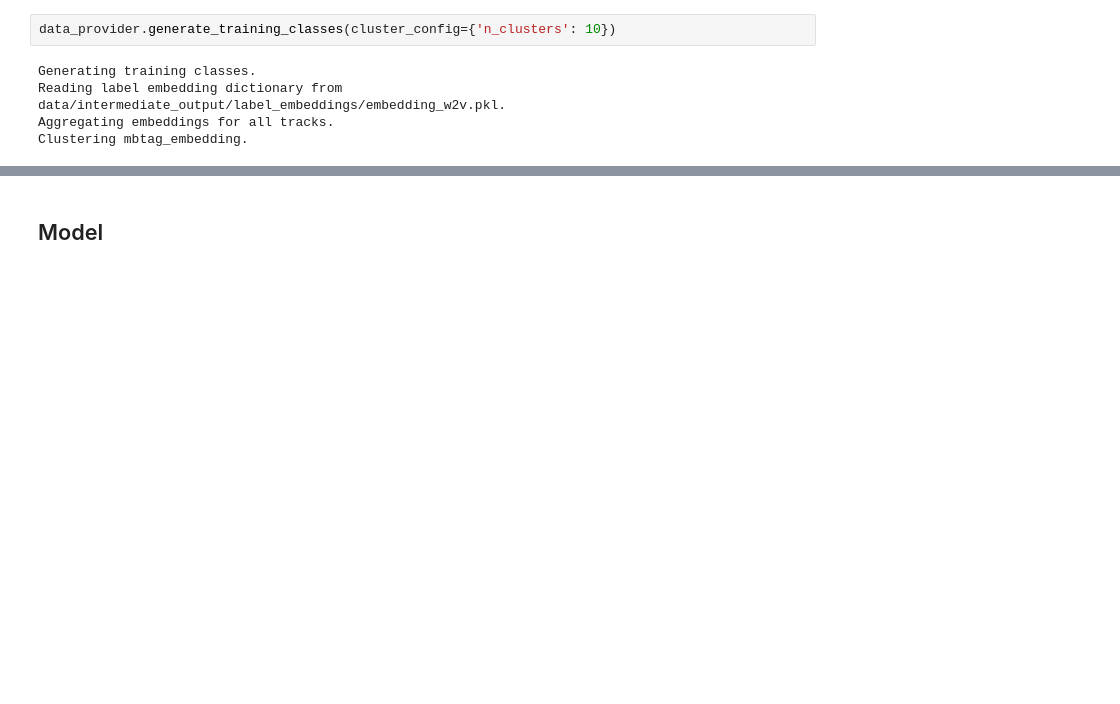
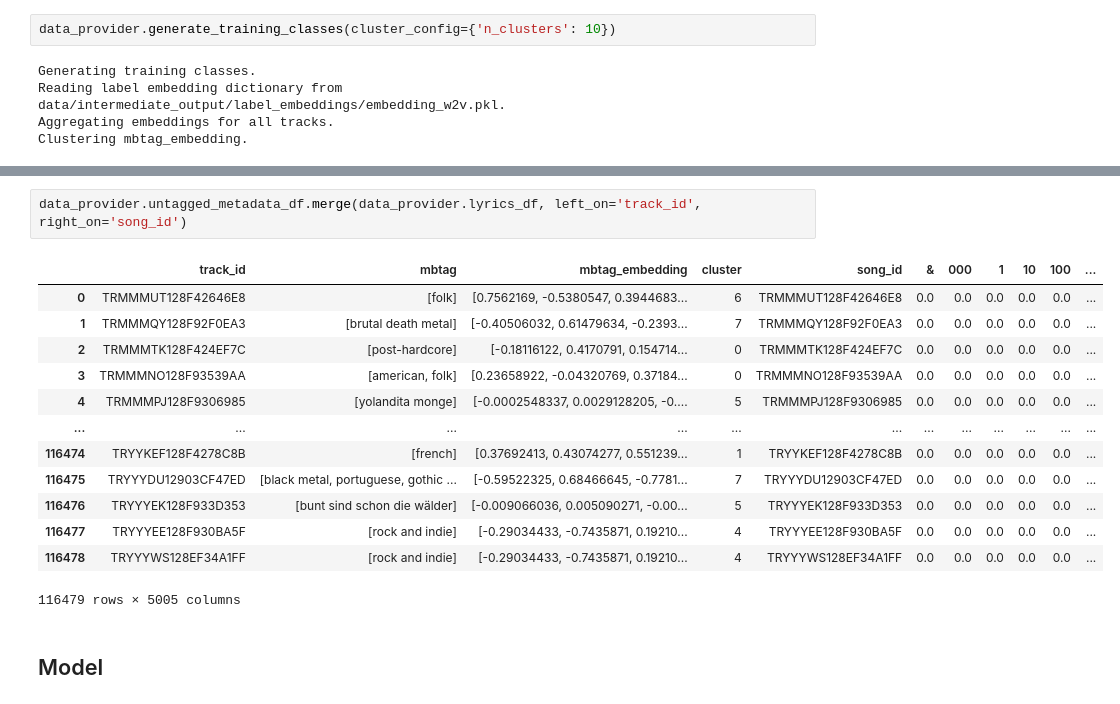
Before and after one commit to dsoman24/multimodal-music-recommender, a Jupyter notebook: full_pipeline.ipynb, the cells around one changed output, grey strips where cells are left out. Drawn from its saved outputs; the diff is of its cells as text; blank space fills up the shorter version.

Commit message:
add untagged metadata table too

```diff
--- a/full_pipeline.ipynb
+++ b/full_pipeline.ipynb
@@ -108,2 +91,18 @@ data_provider.plot_cluster_distribution()
+# %%
+data_provider.untagged_metadata_df.merge(data_provider.lyrics_df, left_on='track_id', right_on='song_id')
+# %% [output]
+|  | track_id | mbtag | mbtag_embedding | cluster | song_id | & | 000 | 1 | 10 | 100 | ... |
+| 0 | TRMMMUT128F42646E8 | [folk] | [0.7562169, -0.5380547, 0.3944683... | 6 | TRMMMUT128F42646E8 | 0.0 | 0.0 | 0.0 | 0.0 | 0.0 | ... |
+| 1 | TRMMMQY128F92F0EA3 | [brutal death metal] | [-0.40506032, 0.61479634, -0.2393... | 7 | TRMMMQY128F92F0EA3 | 0.0 | 0.0 | 0.0 | 0.0 | 0.0 | ... |
+| 2 | TRMMMTK128F424EF7C | [post-hardcore] | [-0.18116122, 0.4170791, 0.154714... | 0 | TRMMMTK128F424EF7C | 0.0 | 0.0 | 0.0 | 0.0 | 0.0 | ... |
+| 3 | TRMMMNO128F93539AA | [american, folk] | [0.23658922, -0.04320769, 0.37184... | 0 | TRMMMNO128F93539AA | 0.0 | 0.0 | 0.0 | 0.0 | 0.0 | ... |
+| 4 | TRMMMPJ128F9306985 | [yolandita monge] | [-0.0002548337, 0.0029128205, -0.... | 5 | TRMMMPJ128F9306985 | 0.0 | 0.0 | 0.0 | 0.0 | 0.0 | ... |
+| ... | ... | ... | ... | ... | ... | ... | ... | ... | ... | ... | ... |
+| 116474 | TRYYKEF128F4278C8B | [french] | [0.37692413, 0.43074277, 0.551239... | 1 | TRYYKEF128F4278C8B | 0.0 | 0.0 | 0.0 | 0.0 | 0.0 | ... |
+| 116475 | TRYYYDU12903CF47ED | [black metal, portuguese, gothic ... | [-0.59522325, 0.68466645, -0.7781... | 7 | TRYYYDU12903CF47ED | 0.0 | 0.0 | 0.0 | 0.0 | 0.0 | ... |
+| 116476 | TRYYYEK128F933D353 | [bunt sind schon die wälder] | [-0.009066036, 0.005090271, -0.00... | 5 | TRYYYEK128F933D353 | 0.0 | 0.0 | 0.0 | 0.0 | 0.0 | ... |
+| 116477 | TRYYYEE128F930BA5F | [rock and indie] | [-0.29034433, -0.7435871, 0.19210... | 4 | TRYYYEE128F930BA5F | 0.0 | 0.0 | 0.0 | 0.0 | 0.0 | ... |
+| 116478 | TRYYYWS128EF34A1FF | [rock and indie] | [-0.29034433, -0.7435871, 0.19210... | 4 | TRYYYWS128EF34A1FF | 0.0 | 0.0 | 0.0 | 0.0 | 0.0 | ... |
+116479 rows × 5005 columns
 # %% [markdown]
 ## Model
```
Also changed, not shown: parts of 5 cells of this notebook, 2 other files.
